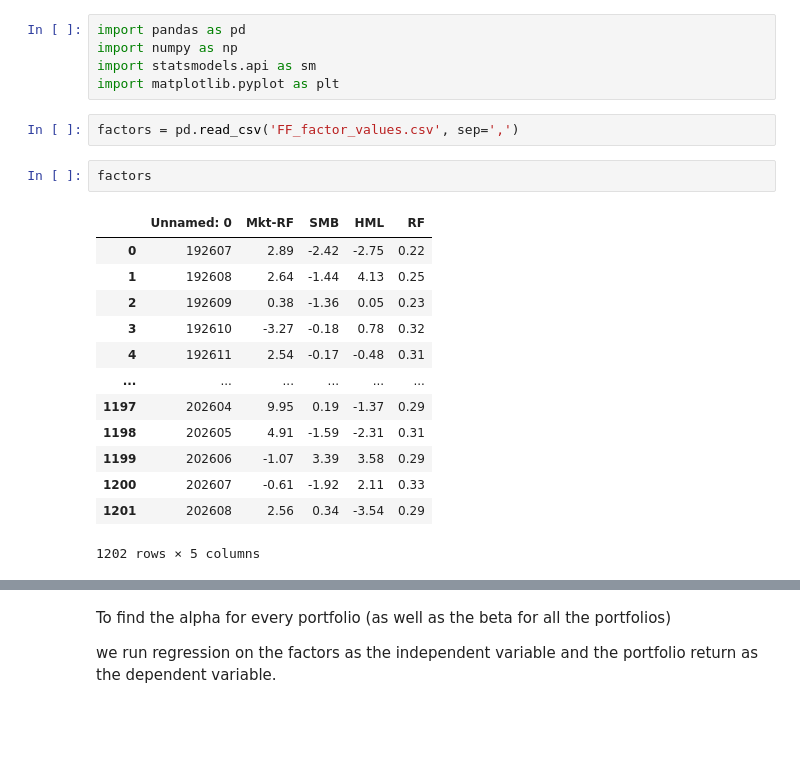
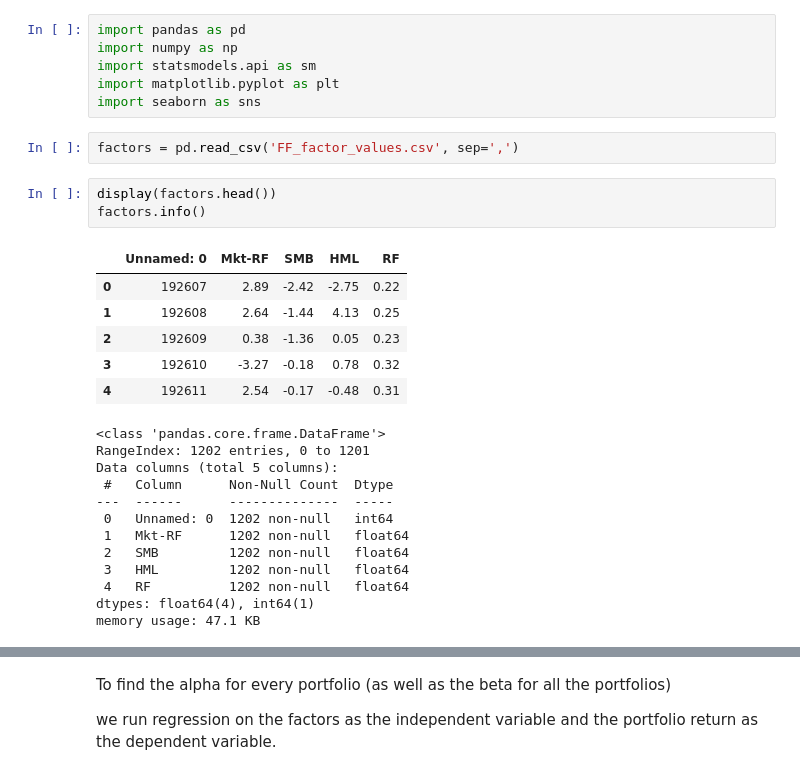
Before and after one commit to amanpoonia/SBeta_preparation, a Jupyter notebook: results_fama_french.ipynb, the cells around one changed output, grey strips where cells are left out. Drawn from its saved outputs; the diff is of its cells as text; blank space fills up the shorter version.

```diff
--- a/results_fama_french.ipynb
+++ b/results_fama_french.ipynb
@@ -5,23 +5,30 @@ import pandas as pd
 import numpy as np
 import statsmodels.api as sm
 import matplotlib.pyplot as plt
+import seaborn as sns
 # %%
 factors = pd.read_csv('FF_factor_values.csv', sep=',')
-# %%
-factors
-# %% [output]
-|  | Unnamed: 0 | Mkt-RF | SMB | HML | RF |
-| 0 | 192607 | 2.89 | -2.42 | -2.75 | 0.22 |
-| 1 | 192608 | 2.64 | -1.44 | 4.13 | 0.25 |
-| 2 | 192609 | 0.38 | -1.36 | 0.05 | 0.23 |
-| 3 | 192610 | -3.27 | -0.18 | 0.78 | 0.32 |
-| 4 | 192611 | 2.54 | -0.17 | -0.48 | 0.31 |
-| ... | ... | ... | ... | ... | ... |
-| 1197 | 202604 | 9.95 | 0.19 | -1.37 | 0.29 |
-| 1198 | 202605 | 4.91 | -1.59 | -2.31 | 0.31 |
-| 1199 | 202606 | -1.07 | 3.39 | 3.58 | 0.29 |
-| 1200 | 202607 | -0.61 | -1.92 | 2.11 | 0.33 |
-| 1201 | 202608 | 2.56 | 0.34 | -3.54 | 0.29 |
-1202 rows × 5 columns
+# %%
+display(factors.head())
+factors.info()
+# %% [output]
+|  | Unnamed: 0 | Mkt-RF | SMB | HML | RF |
+| 0 | 192607 | 2.89 | -2.42 | -2.75 | 0.22 |
+| 1 | 192608 | 2.64 | -1.44 | 4.13 | 0.25 |
+| 2 | 192609 | 0.38 | -1.36 | 0.05 | 0.23 |
+| 3 | 192610 | -3.27 | -0.18 | 0.78 | 0.32 |
+| 4 | 192611 | 2.54 | -0.17 | -0.48 | 0.31 |
+<class 'pandas.core.frame.DataFrame'>
+RangeIndex: 1202 entries, 0 to 1201
+Data columns (total 5 columns):
+ #   Column      Non-Null Count  Dtype
+---  ------      --------------  -----
+ 0   Unnamed: 0  1202 non-null   int64
+ 1   Mkt-RF      1202 non-null   float64
+ 2   SMB         1202 non-null   float64
+ 3   HML         1202 non-null   float64
+ 4   RF          1202 non-null   float64
+dtypes: float64(4), int64(1)
+memory usage: 47.1 KB
 # %%
 portfolios = pd.read_csv('25x25_3fac_portfolios.csv', sep=',')
```
Also changed, not shown: parts of 13 cells of this notebook.
